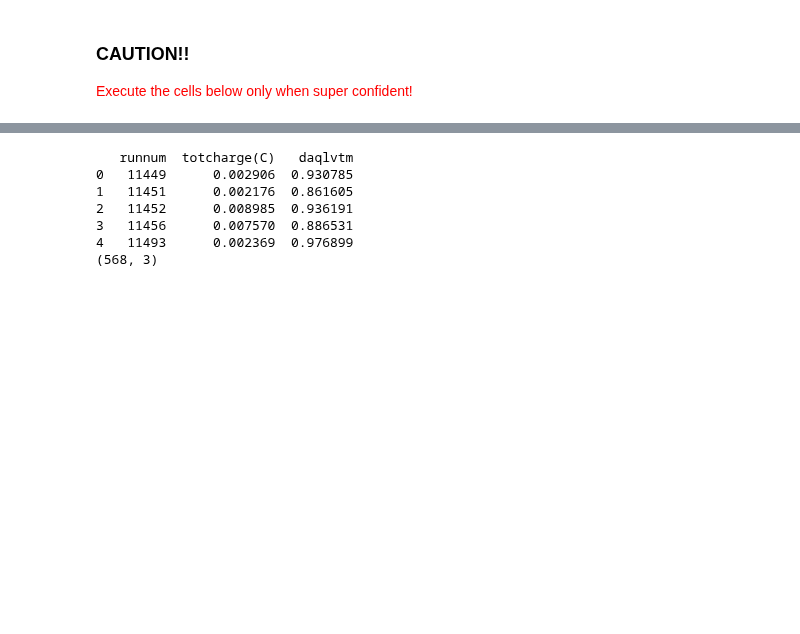
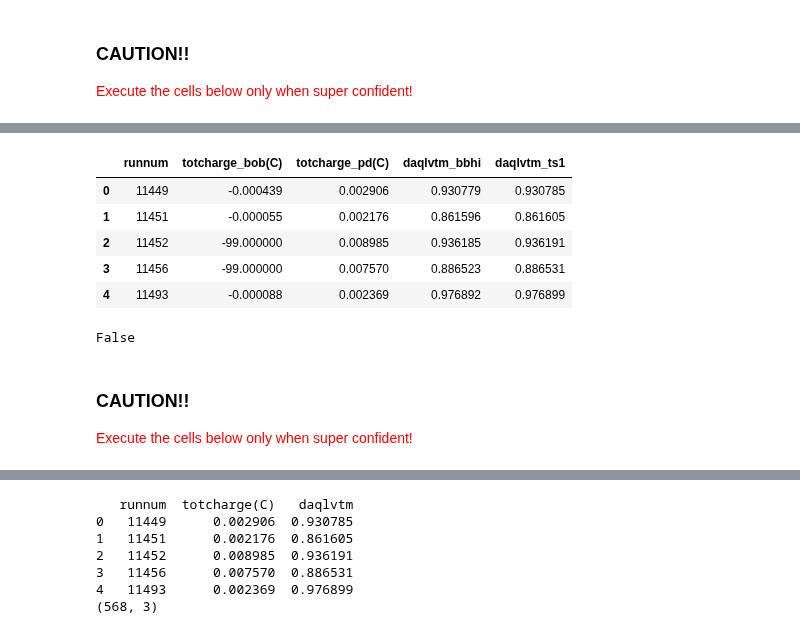
Before and after one commit to provakar1994/gmn_ana, a Jupyter notebook: DB/join_n_merge_rLists.ipynb, the cells around one changed output, grey strips where cells are left out. Drawn from its saved outputs; the diff is of its cells as text; code cells hidden in the pictures; blank space fills up the shorter version.

```diff
--- a/DB/join_n_merge_rLists.ipynb
+++ b/DB/join_n_merge_rLists.ipynb
@@ -93,0 +100,26 @@ Target: LH2
+# %%
+targetch = 'LD2'
+replay_passch = 2
+prefixch  = '{}/all_beamCh_n_daqLvTm_prun_{}.csv'.format(targetch,targetch)
+# %%
+sheetsch = pd.DataFrame(pd.read_csv(prefixch))
+sheetsch.head()
+# %% [output]
+|  | runnum | totcharge_bob(C) | totcharge_pd(C) | daqlvtm_bbhi | daqlvtm_ts1 |
+| 0 | 11449 | -0.000439 | 0.002906 | 0.930779 | 0.930785 |
+| 1 | 11451 | -0.000055 | 0.002176 | 0.861596 | 0.861605 |
+| 2 | 11452 | -99.000000 | 0.008985 | 0.936185 | 0.936191 |
+| 3 | 11456 | -99.000000 | 0.007570 | 0.886523 | 0.886531 |
+| 4 | 11493 | -0.000088 | 0.002369 | 0.976892 | 0.976899 |
+# %%
+anyNaN = sheetsch.isnull().values.any()
+#final_table_nz_nd.loc[pd.isna(final_table_nz_nd).any(1), :].index
+#if (anyNaN == True):
+#    print('NaN exists! Replacing with 0')
+#    concatdfch = concatdfch.fillna(0)
+print(anyNaN)
+# %% [output]
+False
+# %% [markdown]
+### CAUTION!!
+<span style="color:red">Execute the cells below only when super confident!</span>
```
Also changed, not shown: parts of 8 cells of this notebook, 36 other files.
